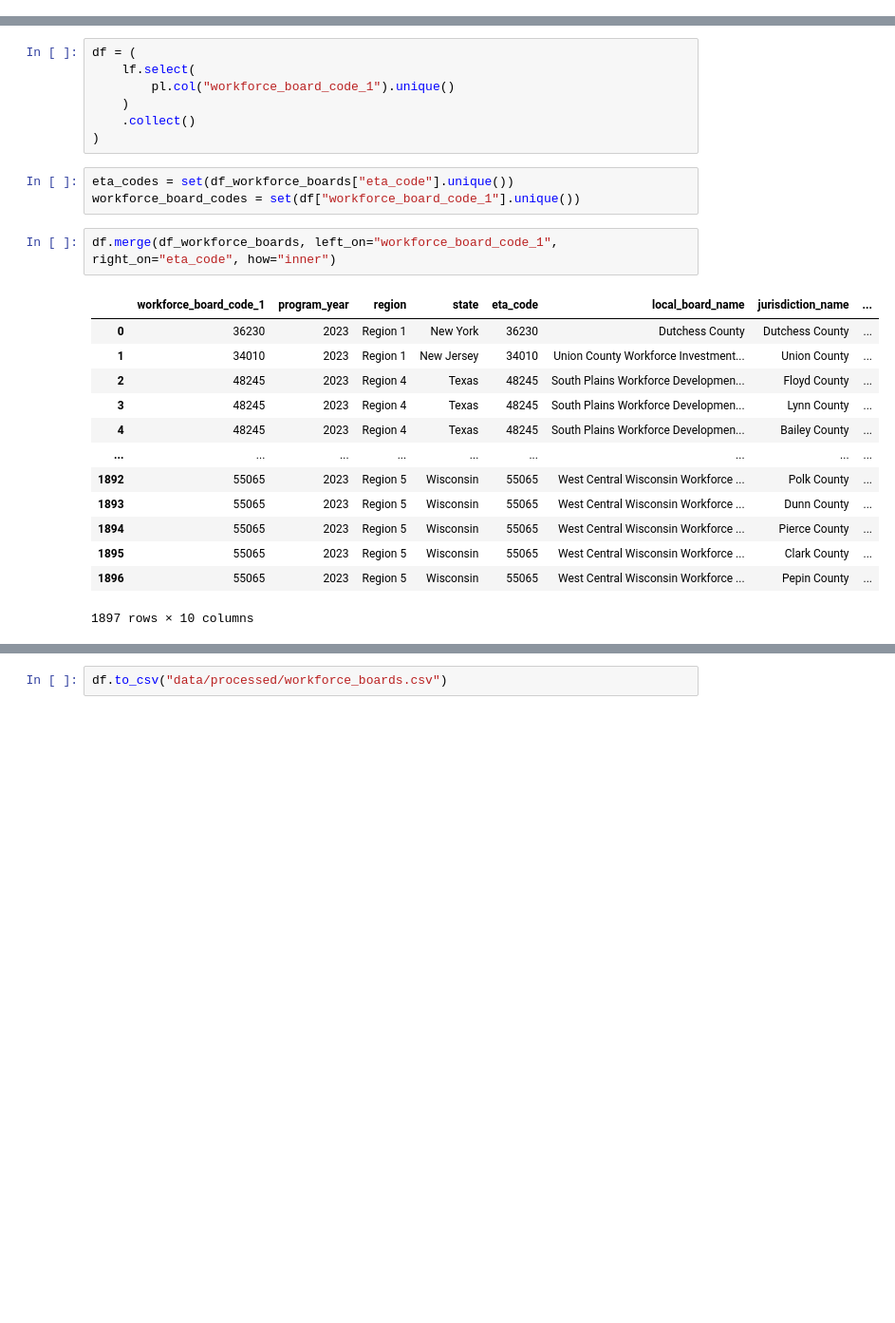
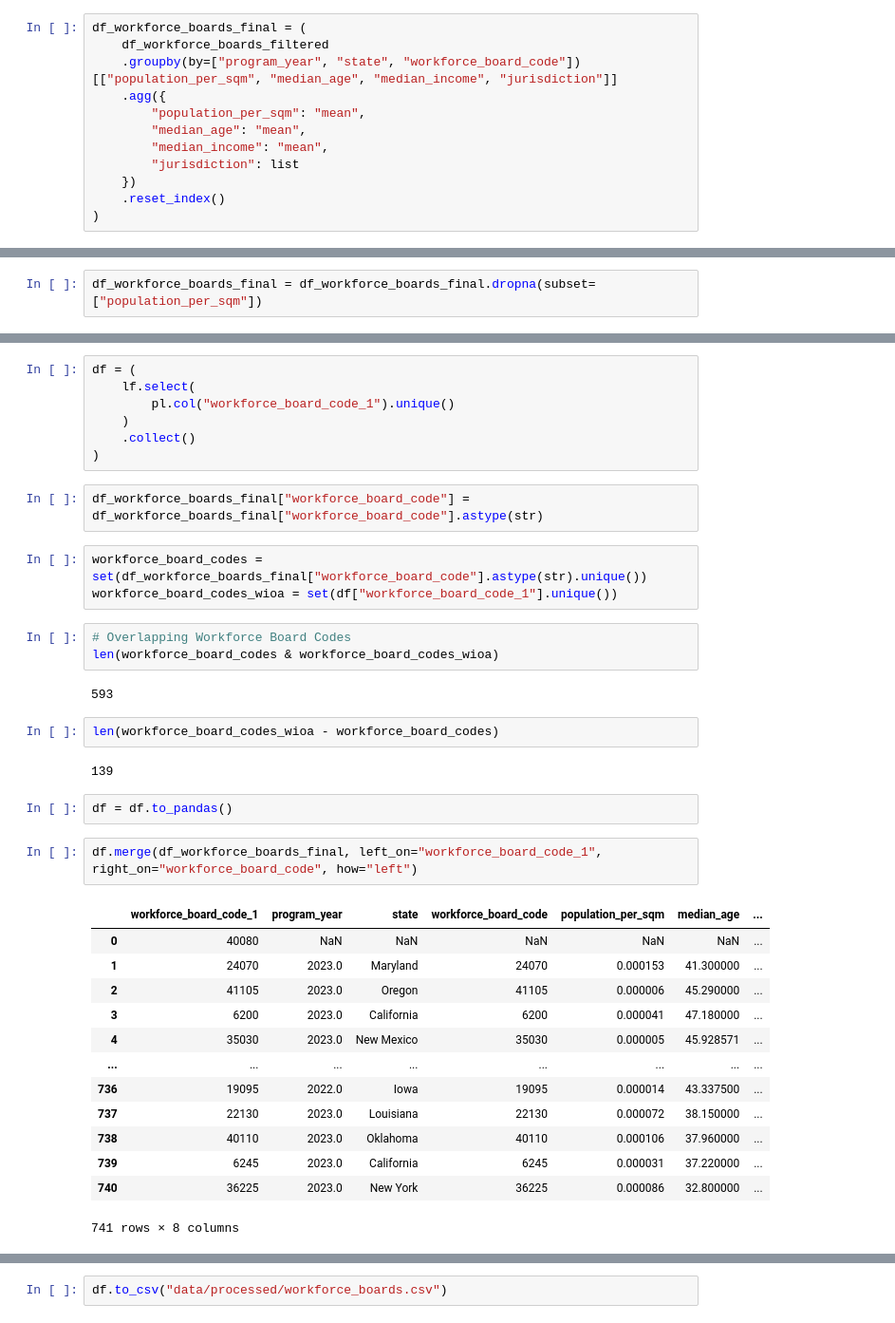
Before and after one commit to jcanedy/retrainability-index, a Jupyter notebook: scripts/create_workforce_boards.ipynb, the cells around one changed output, grey strips where cells are left out. Shown: that part at 95% size. Drawn from its saved outputs; the diff is of its cells as text; blank space fills up the shorter version.

```diff
--- a/scripts/create_workforce_boards.ipynb
+++ b/scripts/create_workforce_boards.ipynb
@@ -239,0 +318,12 @@ df_county
+# %%
+df_workforce_boards_final = (
+    df_workforce_boards_filtered
+    .groupby(by=["program_year", "state", "workforce_board_code"])[["population_per_sqm", "median_age", "median_income", "jurisdiction"]]
+    .agg({
+        "population_per_sqm": "mean",
+        "median_age": "mean",
+        "median_income": "mean",
+        "jurisdiction": list
+    })
+    .reset_index()
+)
@@ -239,0 +349,2 @@ df_county
+# %%
+df_workforce_boards_final = df_workforce_boards_final.dropna(subset=["population_per_sqm"])
@@ -246,22 +379,35 @@ df = (
     )
     .collect()
 )
+# %%
+df_workforce_boards_final["workforce_board_code"] = df_workforce_boards_final["workforce_board_code"].astype(str)
 # %%
-eta_codes = set(df_workforce_boards["eta_code"].unique())
-workforce_board_codes = set(df["workforce_board_code_1"].unique())
+workforce_board_codes = set(df_workforce_boards_final["workforce_board_code"].astype(str).unique())
+workforce_board_codes_wioa = set(df["workforce_board_code_1"].unique())
+# %%
+# Overlapping Workforce Board Codes
+len(workforce_board_codes & workforce_board_codes_wioa)
+# %% [output]
+593
+# %%
+len(workforce_board_codes_wioa - workforce_board_codes)
+# %% [output]
+139
+# %%
+df = df.to_pandas()
 # %%
-df.merge(df_workforce_boards, left_on="workforce_board_code_1", right_on="eta_code", how="inner")
+df.merge(df_workforce_boards_final, left_on="workforce_board_code_1", right_on="workforce_board_code", how="left")
 # %% [output]
-|  | workforce_board_code_1 | program_year | region | state | eta_code | local_board_name | jurisdiction_name | ... |
-| 0 | 36230 | 2023 | Region 1 | New York | 36230 | Dutchess County | Dutchess County | ... |
-| 1 | 34010 | 2023 | Region 1 | New Jersey | 34010 | Union County Workforce Investment... | Union County | ... |
-| 2 | 48245 | 2023 | Region 4 | Texas | 48245 | South Plains Workforce Developmen... | Floyd County | ... |
-| 3 | 48245 | 2023 | Region 4 | Texas | 48245 | South Plains Workforce Developmen... | Lynn County | ... |
-| 4 | 48245 | 2023 | Region 4 | Texas | 48245 | South Plains Workforce Developmen... | Bailey County | ... |
-| ... | ... | ... | ... | ... | ... | ... | ... | ... |
-| 1892 | 55065 | 2023 | Region 5 | Wisconsin | 55065 | West Central Wisconsin Workforce ... | Polk County | ... |
-| 1893 | 55065 | 2023 | Region 5 | Wisconsin | 55065 | West Central Wisconsin Workforce ... | Dunn County | ... |
-| 1894 | 55065 | 2023 | Region 5 | Wisconsin | 55065 | West Central Wisconsin Workforce ... | Pierce County | ... |
-| 1895 | 55065 | 2023 | Region 5 | Wisconsin | 55065 | West Central Wisconsin Workforce ... | Clark County | ... |
-| 1896 | 55065 | 2023 | Region 5 | Wisconsin | 55065 | West Central Wisconsin Workforce ... | Pepin County | ... |
+|  | workforce_board_code_1 | program_year | state | workforce_board_code | population_per_sqm | median_age | ... |
+| 0 | 40080 | NaN | NaN | NaN | NaN | NaN | ... |
+| 1 | 24070 | 2023.0 | Maryland | 24070 | 0.000153 | 41.300000 | ... |
+| 2 | 41105 | 2023.0 | Oregon | 41105 | 0.000006 | 45.290000 | ... |
+| 3 | 6200 | 2023.0 | California | 6200 | 0.000041 | 47.180000 | ... |
+| 4 | 35030 | 2023.0 | New Mexico | 35030 | 0.000005 | 45.928571 | ... |
+| ... | ... | ... | ... | ... | ... | ... | ... |
+| 736 | 19095 | 2022.0 | Iowa | 19095 | 0.000014 | 43.337500 | ... |
+| 737 | 22130 | 2023.0 | Louisiana | 22130 | 0.000072 | 38.150000 | ... |
+| 738 | 40110 | 2023.0 | Oklahoma | 40110 | 0.000106 | 37.960000 | ... |
+| 739 | 6245 | 2023.0 | California | 6245 | 0.000031 | 37.220000 | ... |
+| 740 | 36225 | 2023.0 | New York | 36225 | 0.000086 | 32.800000 | ... |
-1897 rows × 10 columns
+741 rows × 8 columns
```
Also changed, not shown: parts of 46 cells of this notebook, 2 other files.
